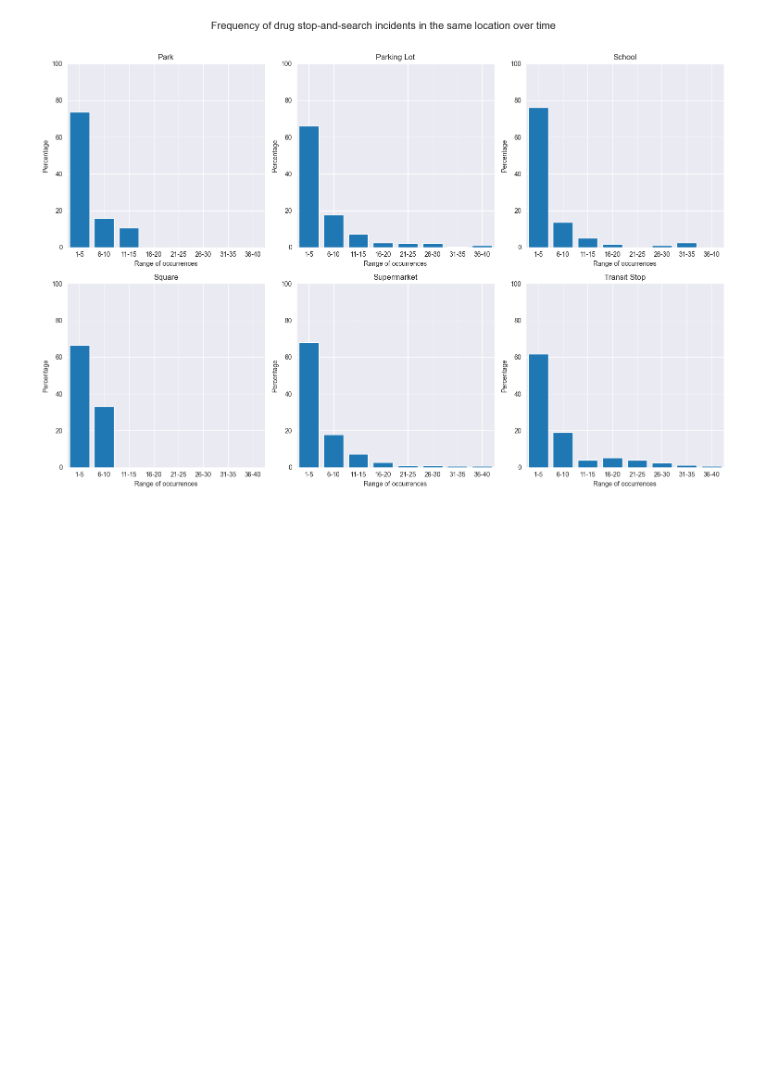
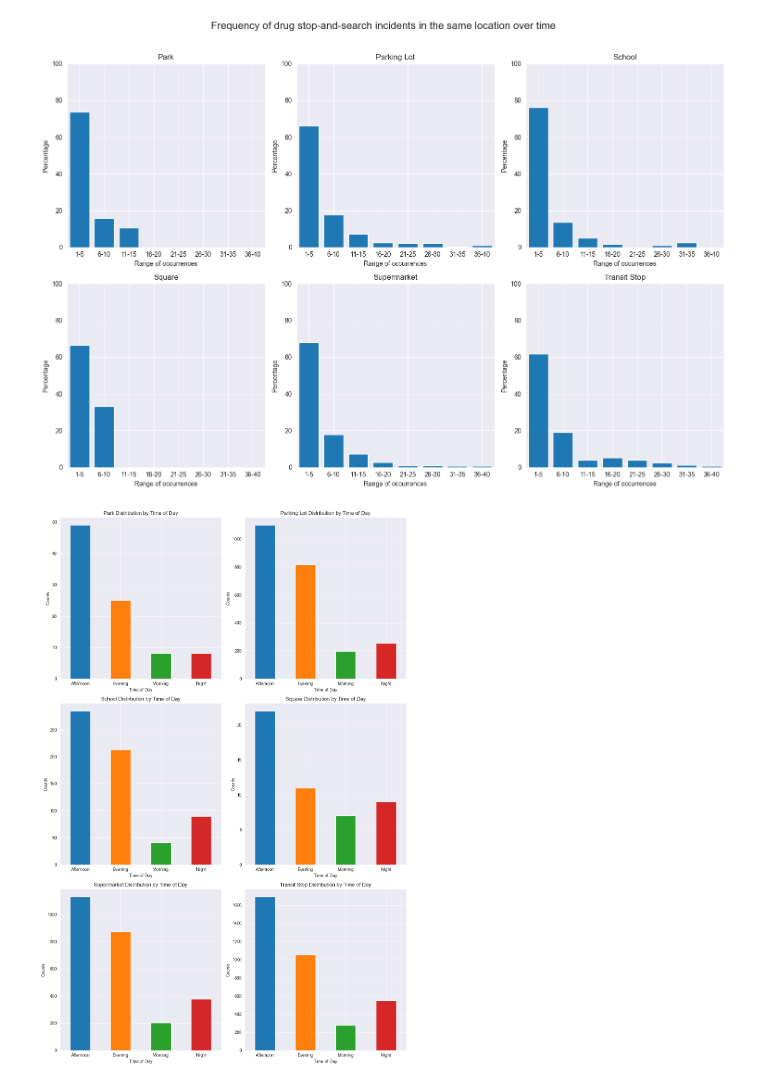
Before and after one commit to gvescina/LondonPoliceTrustAnalysis, a Jupyter notebook: eda/location analysis.ipynb, the cells around one changed output. Saved outputs shown, nothing was run; the diff lists cells and outputs as text; code cells hidden in the pictures; blank space fills up the shorter version.

Commit message:
Added distribution by time of day

```diff
--- a/eda/location analysis.ipynb
+++ b/eda/location analysis.ipynb
@@ -260,3 +260,41 @@ plt.tight_layout()
 plt.show()
 # %% [output]
 [figure]
+# %%
+import pandas as pd
+import matplotlib.pyplot as plt
+
+# Convert 'Date' from string to datetime
+drug_sas_loc['Date'] = pd.to_datetime(drug_sas_loc['Date'])
+
+# Extract hour and categorize into time of day
+def categorize_time_of_day(hour):
+    if 5 <= hour < 12:
+        return 'Morning'
+    elif 12 <= hour < 17:
+        return 'Afternoon'
+    elif 17 <= hour < 21:
+        return 'Evening'
+    else:
+        return 'Night'
+
+drug_sas_loc['TimeOfDay'] = drug_sas_loc['Date'].dt.hour.apply(categorize_time_of_day)
+# %%
+# Group by Type and TimeOfDay, then count occurrences
+type_time_counts = drug_sas_loc.groupby(['Type', 'TimeOfDay']).size().unstack(fill_value=0)
+fig, axs = plt.subplots(nrows=3, ncols=2, figsize=(12, 18))
+axs = axs.flatten()
+
+# Plot each Type in a separate subplot
+for idx, (type_name, counts) in enumerate(type_time_counts.iterrows()):
+    ax = axs[idx]
+    counts.plot(kind='bar', ax=ax, color=['#1f77b4', '#ff7f0e', '#2ca02c', '#d62728'])  # Colors for Morning, Afternoon, Evening, Night
+    ax.set_title(f'{type_name} Distribution by Time of Day')
+    ax.set_xlabel('Time of Day')
+    ax.set_ylabel('Counts')
+    ax.set_xticklabels(counts.index, rotation=0)
+
+plt.tight_layout()
+plt.show()
+# %% [output]
+[figure, added]
```
